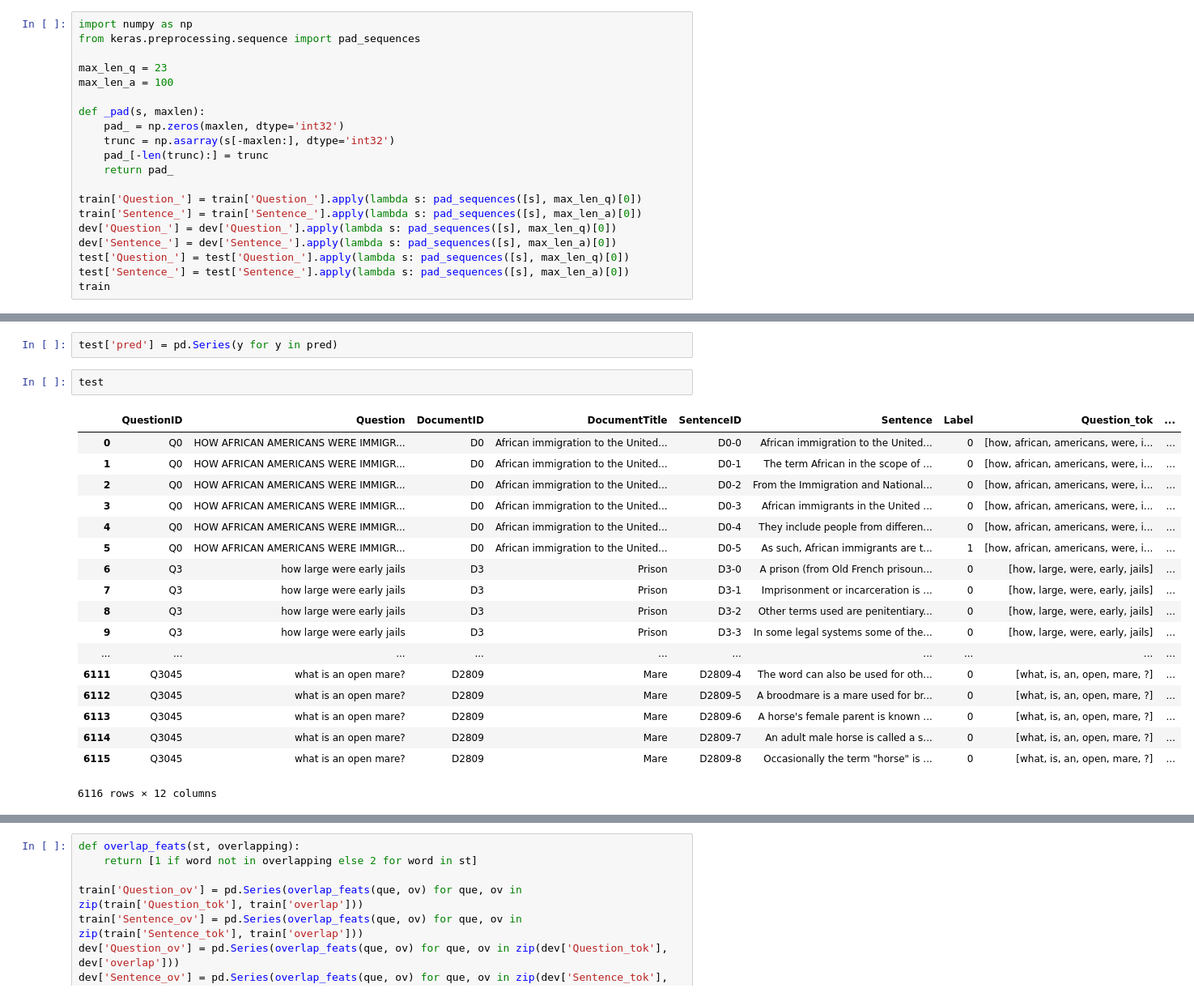
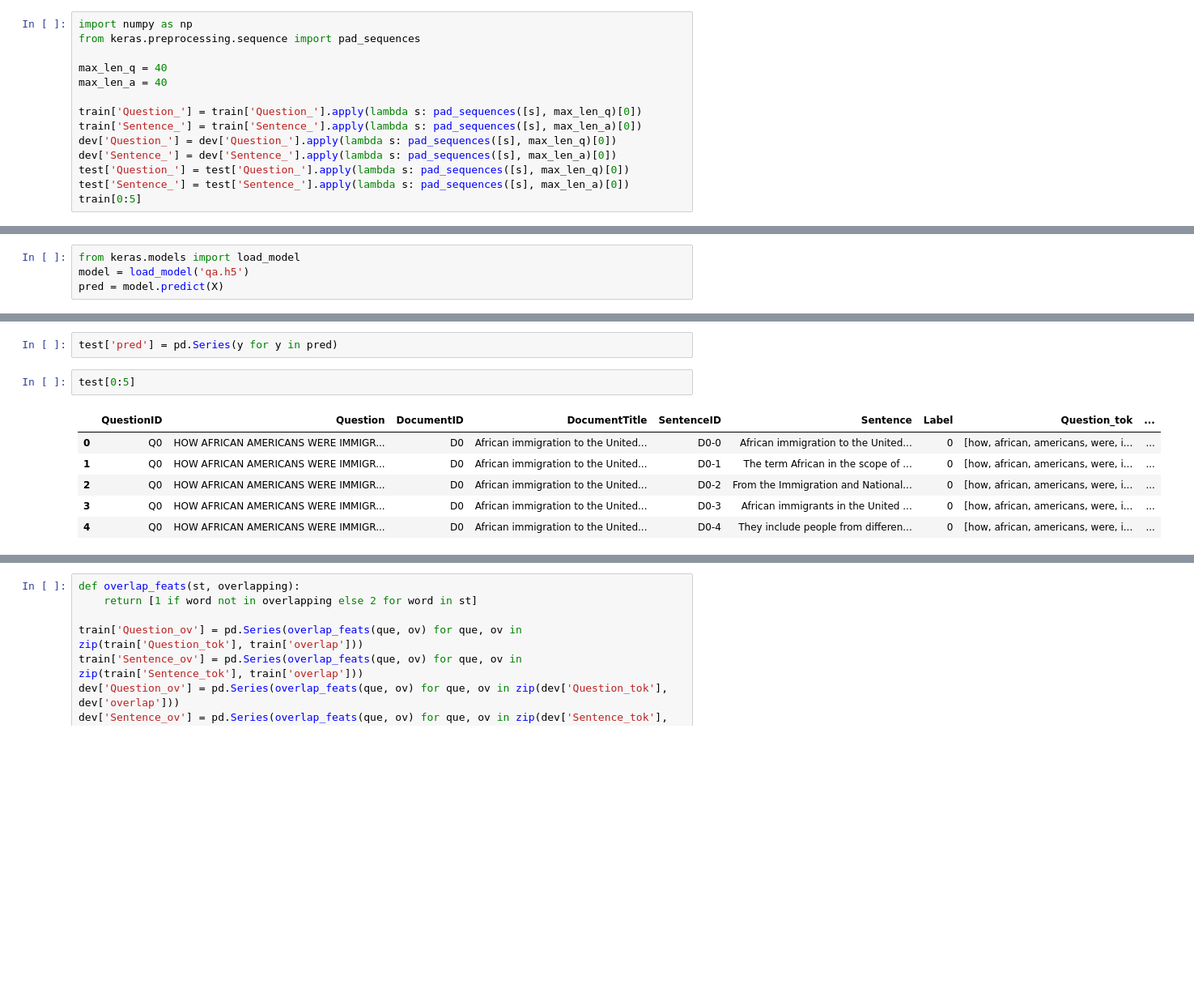
Before and after one commit to dbonadiman/nnlab2017, a Jupyter notebook: QA.ipynb, the cells around one changed output, grey strips where cells are left out. Shown at 81% size. Drawn from its saved outputs; the diff is of its cells as text; blank space fills up the shorter version.

```diff
--- a/QA.ipynb
+++ b/QA.ipynb
@@ -113,14 +93,8 @@ max(len(sent) for sent in train['Sentence_'])
 import numpy as np
 from keras.preprocessing.sequence import pad_sequences
 
-max_len_q = 23
-max_len_a = 100
-
-def _pad(s, maxlen):
-    pad_ = np.zeros(maxlen, dtype='int32')
-    trunc = np.asarray(s[-maxlen:], dtype='int32')
-    pad_[-len(trunc):] = trunc
-    return pad_
+max_len_q = 40
+max_len_a = 40
 
 train['Question_'] = train['Question_'].apply(lambda s: pad_sequences([s], max_len_q)[0])
 train['Sentence_'] = train['Sentence_'].apply(lambda s: pad_sequences([s], max_len_a)[0])
@@ -128,5 +102,5 @@ dev['Question_'] = dev['Question_'].apply(lambda s: pad_sequences([s], max_len_q
 dev['Sentence_'] = dev['Sentence_'].apply(lambda s: pad_sequences([s], max_len_a)[0])
 test['Question_'] = test['Question_'].apply(lambda s: pad_sequences([s], max_len_q)[0])
 test['Sentence_'] = test['Sentence_'].apply(lambda s: pad_sequences([s], max_len_a)[0])
-train
+train[0:5]
 # %% [output]
@@ -297,3 +259,7 @@ pred = model.predict(X)
+# %%
+from keras.models import load_model
+model = load_model('qa.h5')
+pred = model.predict(X)
 # %%
 map_score_filtered(qid, lab, pred)
 # %% [output]
@@ -305,26 +273,14 @@ map_score(qid, lab, pred)
 # %%
 test['pred'] = pd.Series(y for y in pred)
 # %%
-test
+test[0:5]
 # %% [output]
 |  | QuestionID | Question | DocumentID | DocumentTitle | SentenceID | Sentence | Label | Question_tok | ... |
 | 0 | Q0 | HOW AFRICAN AMERICANS WERE IMMIGR... | D0 | African immigration to the United... | D0-0 | African immigration to the United... | 0 | [how, african, americans, were, i... | ... |
 | 1 | Q0 | HOW AFRICAN AMERICANS WERE IMMIGR... | D0 | African immigration to the United... | D0-1 | The term African in the scope of ... | 0 | [how, african, americans, were, i... | ... |
 | 2 | Q0 | HOW AFRICAN AMERICANS WERE IMMIGR... | D0 | African immigration to the United... | D0-2 | From the Immigration and National... | 0 | [how, african, americans, were, i... | ... |
 | 3 | Q0 | HOW AFRICAN AMERICANS WERE IMMIGR... | D0 | African immigration to the United... | D0-3 | African immigrants in the United ... | 0 | [how, african, americans, were, i... | ... |
 | 4 | Q0 | HOW AFRICAN AMERICANS WERE IMMIGR... | D0 | African immigration to the United... | D0-4 | They include people from differen... | 0 | [how, african, americans, were, i... | ... |
-| 5 | Q0 | HOW AFRICAN AMERICANS WERE IMMIGR... | D0 | African immigration to the United... | D0-5 | As such, African immigrants are t... | 1 | [how, african, americans, were, i... | ... |
-| 6 | Q3 | how large were early jails | D3 | Prison | D3-0 | A prison (from Old French prisoun... | 0 | [how, large, were, early, jails] | ... |
-| 7 | Q3 | how large were early jails | D3 | Prison | D3-1 | Imprisonment or incarceration is ... | 0 | [how, large, were, early, jails] | ... |
-| 8 | Q3 | how large were early jails | D3 | Prison | D3-2 | Other terms used are penitentiary... | 0 | [how, large, were, early, jails] | ... |
-| 9 | Q3 | how large were early jails | D3 | Prison | D3-3 | In some legal systems some of the... | 0 | [how, large, were, early, jails] | ... |
-| ... | ... | ... | ... | ... | ... | ... | ... | ... | ... |
-| 6111 | Q3045 | what is an open mare? | D2809 | Mare | D2809-4 | The word can also be used for oth... | 0 | [what, is, an, open, mare, ?] | ... |
-| 6112 | Q3045 | what is an open mare? | D2809 | Mare | D2809-5 | A broodmare is a mare used for br... | 0 | [what, is, an, open, mare, ?] | ... |
-| 6113 | Q3045 | what is an open mare? | D2809 | Mare | D2809-6 | A horse's female parent is known ... | 0 | [what, is, an, open, mare, ?] | ... |
-| 6114 | Q3045 | what is an open mare? | D2809 | Mare | D2809-7 | An adult male horse is called a s... | 0 | [what, is, an, open, mare, ?] | ... |
-| 6115 | Q3045 | what is an open mare? | D2809 | Mare | D2809-8 | Occasionally the term "horse" is ... | 0 | [what, is, an, open, mare, ?] | ... |
-6116 rows × 12 columns
 # %%
 (qid,_ ), X, lab = data(train)
 pred = model.predict(X)
```
Also changed, not shown: parts of 32 cells of this notebook.
